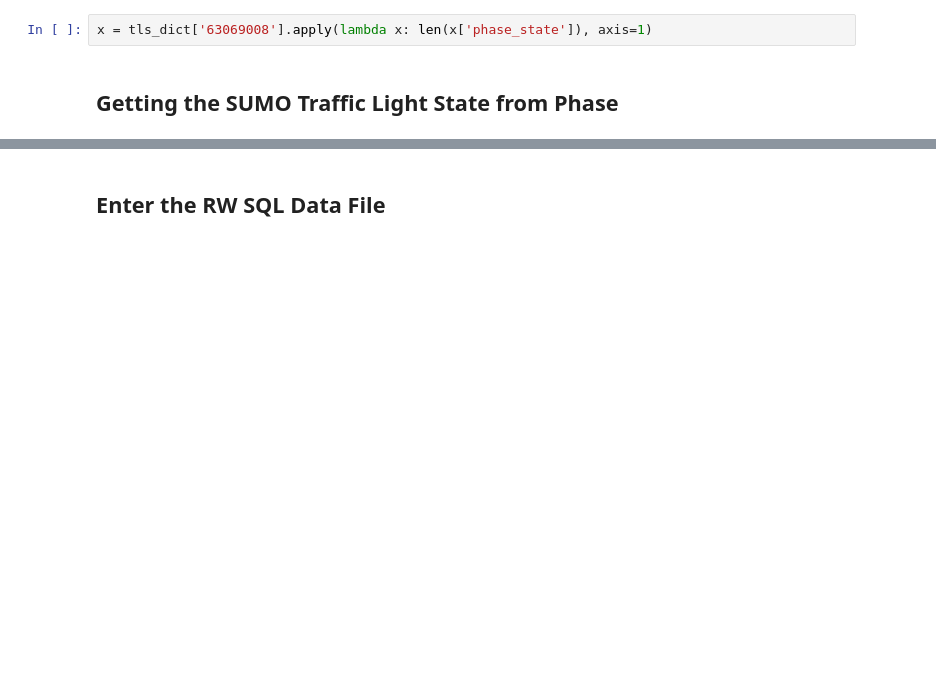
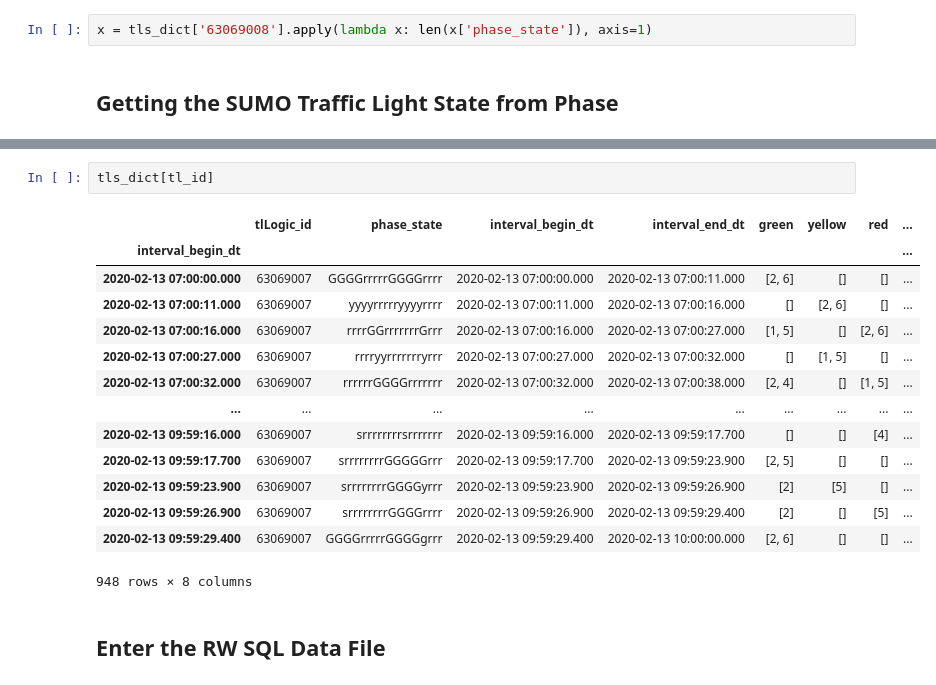
Before and after one commit to UnivOfAlabama-BittleResearchGroup/us69-research-paper-plotting, a Jupyter notebook: offline_analysis/traffic_light_analysis.ipynb, the cells around one changed output, grey strips where cells are left out. Saved outputs shown, nothing was run; the diff lists cells and outputs as text; blank space fills up the shorter version.

```diff
--- a/offline_analysis/traffic_light_analysis.ipynb
+++ b/offline_analysis/traffic_light_analysis.ipynb
@@ -139,3 +161,20 @@ for tl_id in tls_dict.keys():
+# %%
+tls_dict[tl_id]
+# %% [output]
+|  | tlLogic_id | phase_state | interval_begin_dt | interval_end_dt | green | yellow | red | ... |
+| interval_begin_dt |  |  |  |  |  |  |  | ... |
+| 2020-02-13 07:00:00.000 | 63069007 | GGGGrrrrrGGGGrrrr | 2020-02-13 07:00:00.000 | 2020-02-13 07:00:11.000 | [2, 6] | [] | [] | ... |
+| 2020-02-13 07:00:11.000 | 63069007 | yyyyrrrrryyyyrrrr | 2020-02-13 07:00:11.000 | 2020-02-13 07:00:16.000 | [] | [2, 6] | [] | ... |
+| 2020-02-13 07:00:16.000 | 63069007 | rrrrGGrrrrrrrGrrr | 2020-02-13 07:00:16.000 | 2020-02-13 07:00:27.000 | [1, 5] | [] | [2, 6] | ... |
+| 2020-02-13 07:00:27.000 | 63069007 | rrrryyrrrrrrryrrr | 2020-02-13 07:00:27.000 | 2020-02-13 07:00:32.000 | [] | [1, 5] | [] | ... |
+| 2020-02-13 07:00:32.000 | 63069007 | rrrrrrGGGGrrrrrrr | 2020-02-13 07:00:32.000 | 2020-02-13 07:00:38.000 | [2, 4] | [] | [1, 5] | ... |
+| ... | ... | ... | ... | ... | ... | ... | ... | ... |
+| 2020-02-13 09:59:16.000 | 63069007 | srrrrrrrrsrrrrrrr | 2020-02-13 09:59:16.000 | 2020-02-13 09:59:17.700 | [] | [] | [4] | ... |
+| 2020-02-13 09:59:17.700 | 63069007 | srrrrrrrrGGGGGrrr | 2020-02-13 09:59:17.700 | 2020-02-13 09:59:23.900 | [2, 5] | [] | [] | ... |
+| 2020-02-13 09:59:23.900 | 63069007 | srrrrrrrrGGGGyrrr | 2020-02-13 09:59:23.900 | 2020-02-13 09:59:26.900 | [2] | [5] | [] | ... |
+| 2020-02-13 09:59:26.900 | 63069007 | srrrrrrrrGGGGrrrr | 2020-02-13 09:59:26.900 | 2020-02-13 09:59:29.400 | [2] | [] | [5] | ... |
+| 2020-02-13 09:59:29.400 | 63069007 | GGGGrrrrrGGGGgrrr | 2020-02-13 09:59:29.400 | 2020-02-13 10:00:00.000 | [2, 6] | [] | [] | ... |
+948 rows × 8 columns
 # %% [markdown]
 ## Enter the RW SQL Data File
 # %%
```
Also changed, not shown: parts of 9 cells of this notebook.
